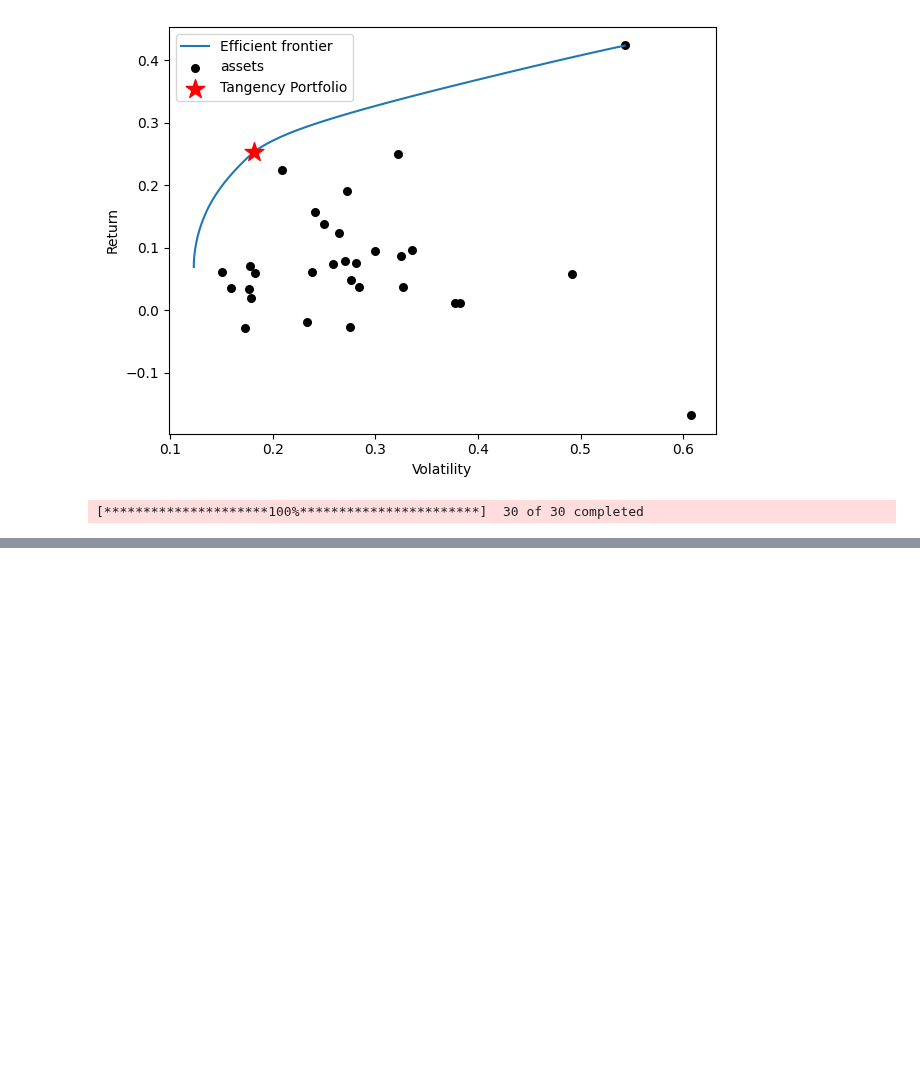
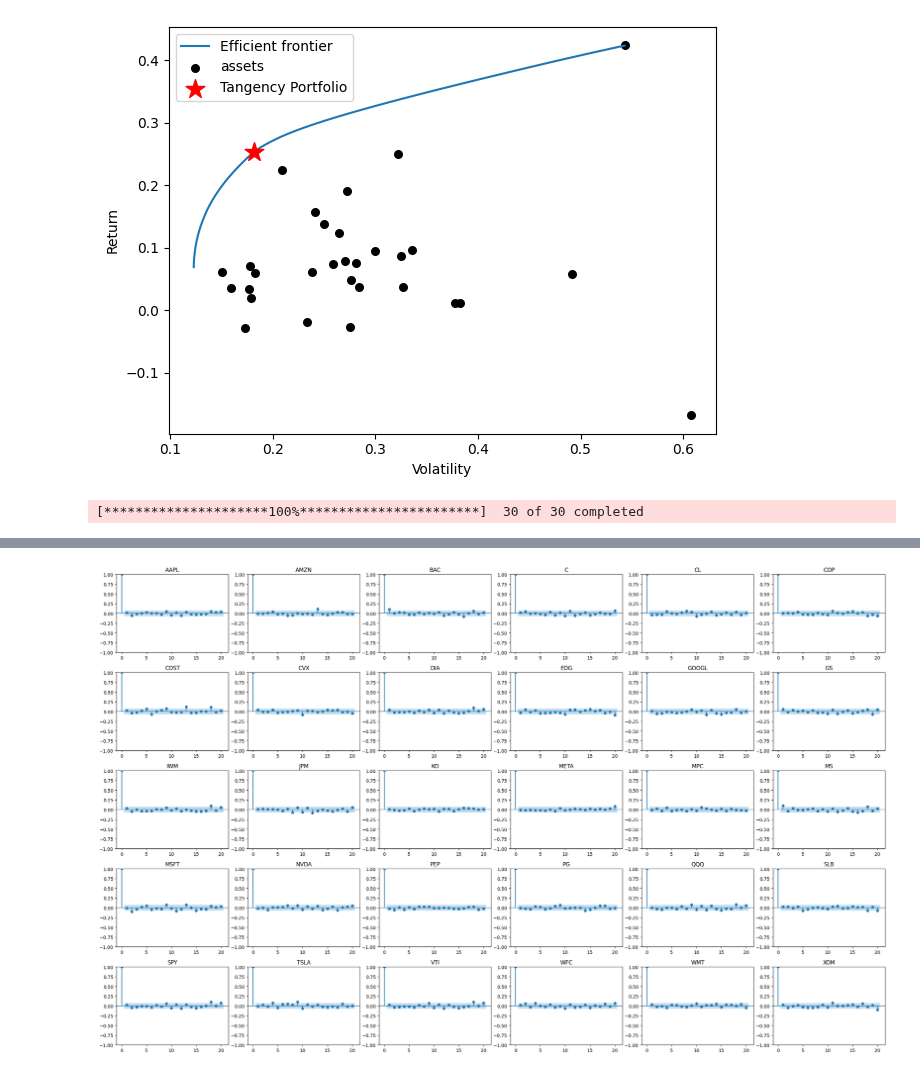
Before and after one commit to BSDSBA-JF/ML-II-Labs, a Jupyter notebook: 03/03-timeseries-lab/02_static_markowitz.ipynb, the cells around one changed output, grey strips where cells are left out. Cells and saved outputs as stored; diff of their text form; code cells hidden in the pictures; blank space fills up the shorter version.

```diff
--- a/03/03-timeseries-lab/02_static_markowitz.ipynb
+++ b/03/03-timeseries-lab/02_static_markowitz.ipynb
@@ -180,0 +268,29 @@ Volatility:            1.37%
+# %%
+import numpy as np
+import pandas as pd
+import matplotlib.pyplot as plt
+from statsmodels.graphics.tsaplots import plot_acf
+
+# Compute log returns
+log_returns = np.log(close_historical_df / close_historical_df.shift(1)).dropna()
+
+# Grid dimensions
+rows, cols = 5, 6
+fig, axes = plt.subplots(rows, cols, figsize=(24, 15))
+axes = axes.flatten()  # Flatten for easy indexing
+
+for i, stock_name in enumerate(close_historical_df.columns):
+    if i >= rows * cols:
+        break  # Stop if more stocks than subplots
+    stock_log_returns = log_returns[stock_name]
+    plot_acf(stock_log_returns, lags=20, alpha=0.05, ax=axes[i])
+    axes[i].set_title(stock_name)
+
+# Remove any unused subplots
+for j in range(i + 1, rows * cols):
+    fig.delaxes(axes[j])
+
+plt.tight_layout()
+plt.show()
+# %% [output]
+[figure, added]
```
Also changed, not shown: parts of 4 cells of this notebook.
